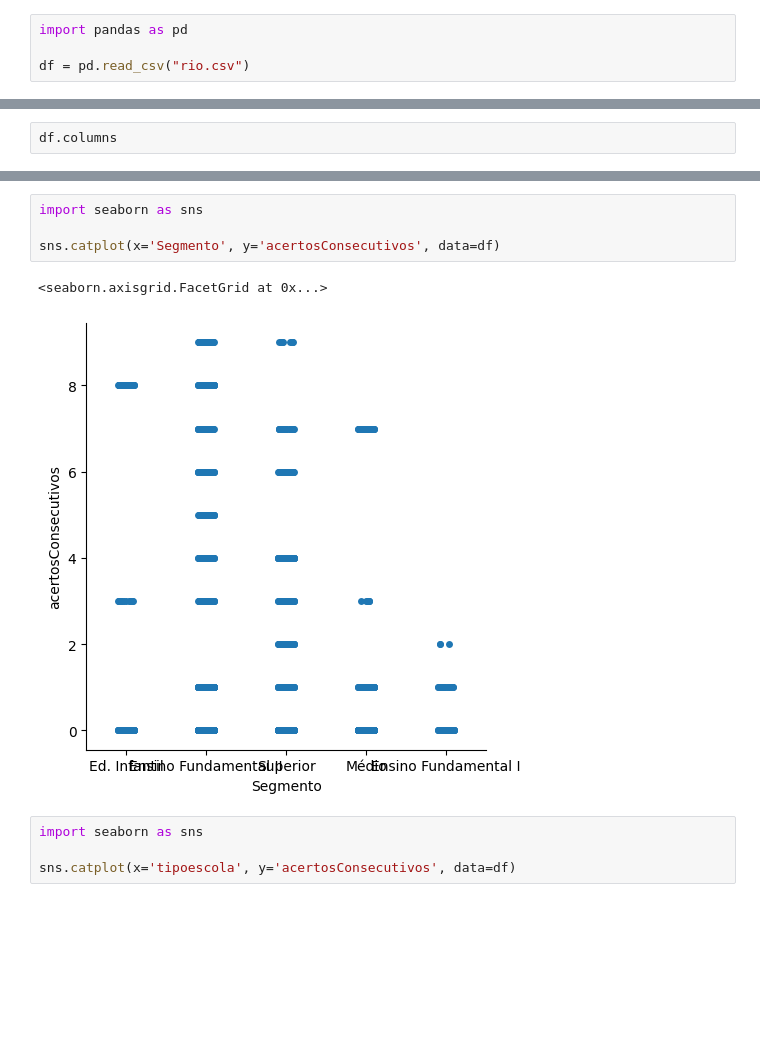
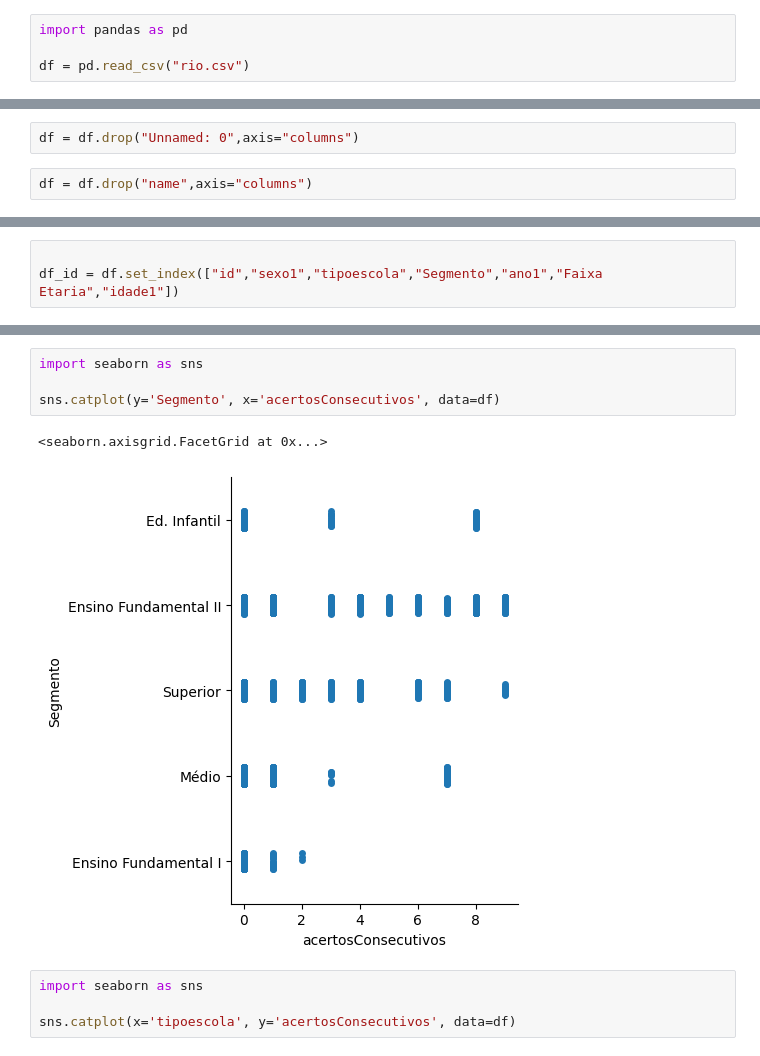
Before and after one commit to AnniProvietti/RIO20, a Jupyter notebook: fono_ceo-master/ipynb/dev/Wisconsin.ipynb, the cells around one changed output, grey strips where cells are left out. Drawn from its saved outputs; the diff is of its cells as text; blank space fills up the shorter version.

```diff
--- a/fono_ceo-master/ipynb/dev/Wisconsin.ipynb
+++ b/fono_ceo-master/ipynb/dev/Wisconsin.ipynb
@@ -190,2 +213,4 @@ df
+# %%
+df = df.drop("Unnamed: 0",axis="columns")
 # %%
-df.columns
+df = df.drop("name",axis="columns")
@@ -237,0 +217,3 @@ df_genero.select_dtypes(include='number')
+# %%
+
+df_id = df.set_index(["id","sexo1","tipoescola","Segmento","ano1","Faixa Etaria","idade1"])
@@ -258,10 +546,10 @@ MultiIndex([('Unnamed: 0', 'count'),
 # %%
 import seaborn as sns
 
-sns.catplot(x='Segmento', y='acertosConsecutivos', data=df)
+sns.catplot(y='Segmento', x='acertosConsecutivos', data=df)
 # %% [output]
 <seaborn.axisgrid.FacetGrid at 0x...>
-[figure, old version]
+[figure, new version]
 # %%
 import seaborn as sns
 
```
Also changed, not shown: parts of 90 cells of this notebook, 3 other files.
